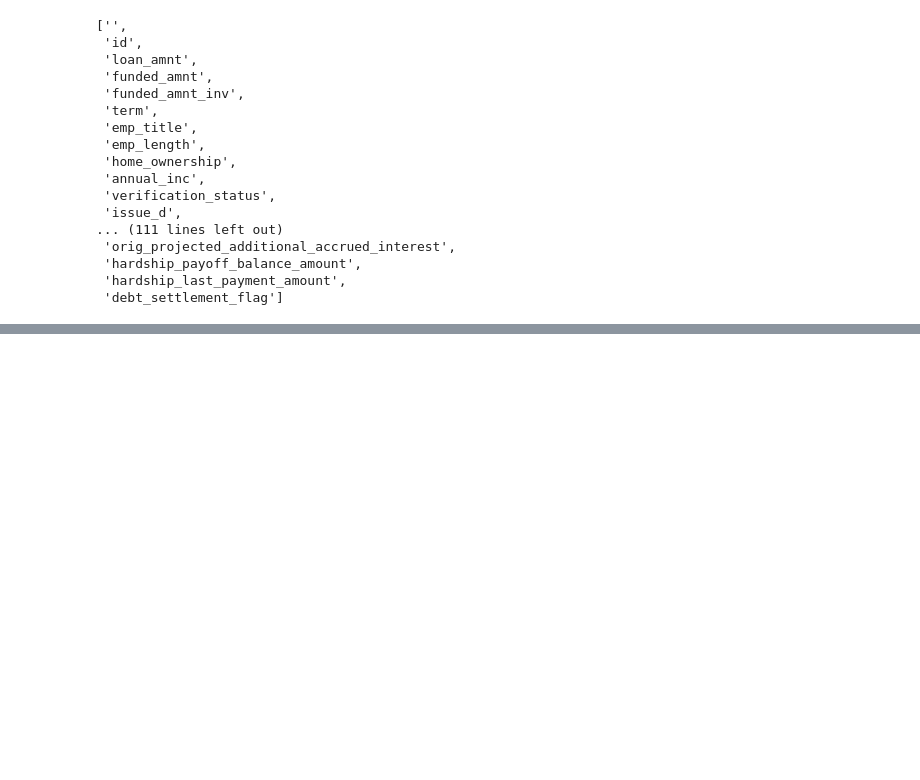
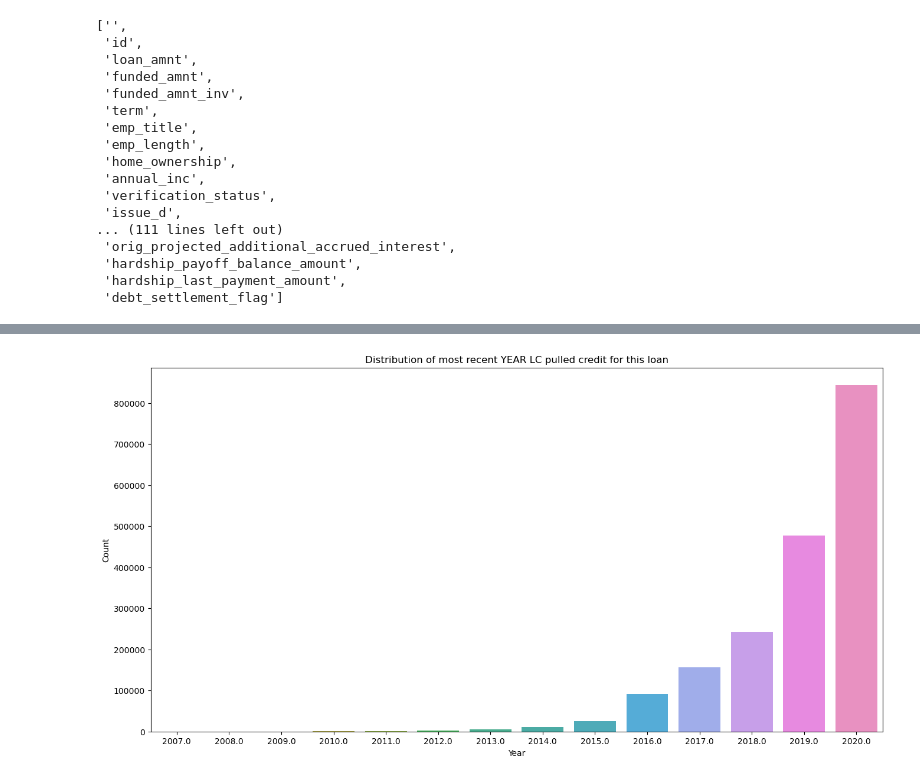
Before and after one commit to manolaz/kaggle-lending-hub-2024, a Jupyter notebook: trung-nva-lending-club-2007-20.ipynb, the cells around one changed output, grey strips where cells are left out. Drawn from its saved outputs; the diff is of its cells as text; code cells hidden in the pictures; blank space fills up the shorter version.

```diff
--- a/trung-nva-lending-club-2007-20.ipynb
+++ b/trung-nva-lending-club-2007-20.ipynb
@@ -356,0 +422,15 @@ shape: (1_568, 2)
+# %%
+import polars as pl
+from sklearn.ensemble import RandomForestClassifier
+from sklearn.metrics import classification_report
+from sklearn.model_selection import train_test_split
+
+# Assuming `droped_filtered_df` is your Polars DataFrame
+# Convert `loan_status` to binary values
+loan_status_df = term_distribution_droped_filtered_df.with_columns(
+    pl.when(pl.col("loan_status") == "Charged Off").then(1).otherwise(0).alias("loan_status")
+)
+
+# Ensure that the DataFrame is not empty and has the correct columns
+if loan_status_df.is_empty():
+    raise ValueError("The DataFrame is empty after filtering and conversion.")
@@ -356,0 +462,27 @@ shape: (1_568, 2)
+# %%
+import matplotlib.pyplot as plt
+import seaborn
+
+# Assuming droped_filtered_df is already defined
+# Convert 'last_credit_pull_d' to a year
+loan_status_df = loan_status_df.with_columns(
+    pl.col('last_credit_pull_d').str.slice(-4).str.to_integer(base=10, strict=True).alias('last_credit_pull_d')
+)
+
+# Group by year and count the occurrences
+last_credit_pull_d_counts = loan_status_df.group_by('last_credit_pull_d').agg([
+    pl.len().alias('count')
+])
+
+# Convert to Pandas DataFrame for plotting
+last_credit_pull_d_counts_pd = last_credit_pull_d_counts.to_pandas()
+
+# Create a bar plot
+plt.figure(figsize=(16, 8))
+seaborn.barplot(x='last_credit_pull_d', y='count', data=last_credit_pull_d_counts_pd)
+plt.title('Distribution of most recent YEAR LC pulled credit for this loan')
+plt.xlabel('Year')
+plt.ylabel('Count')
+plt.show()
+# %% [output]
+[figure, added]
```
Also changed, not shown: parts of 18 cells of this notebook.
